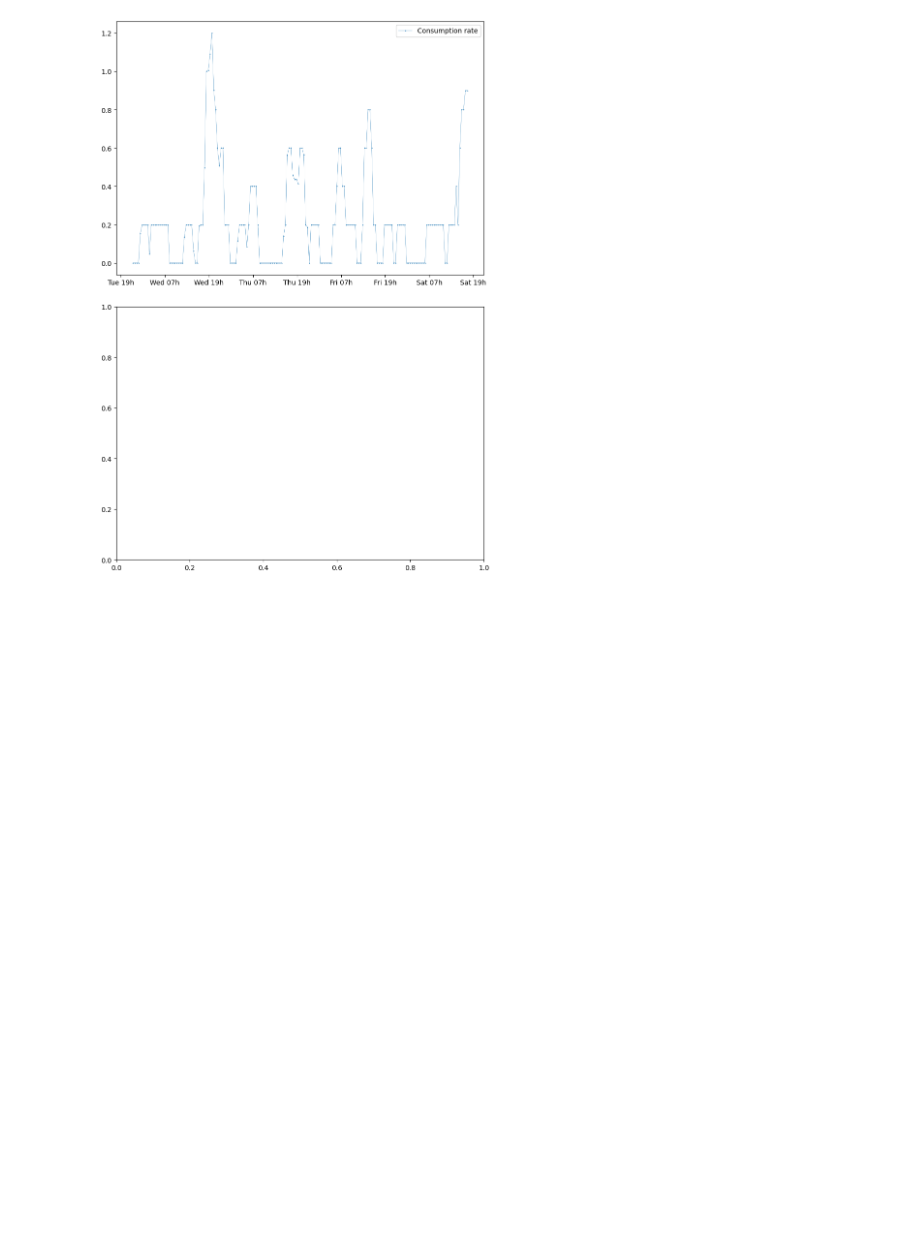
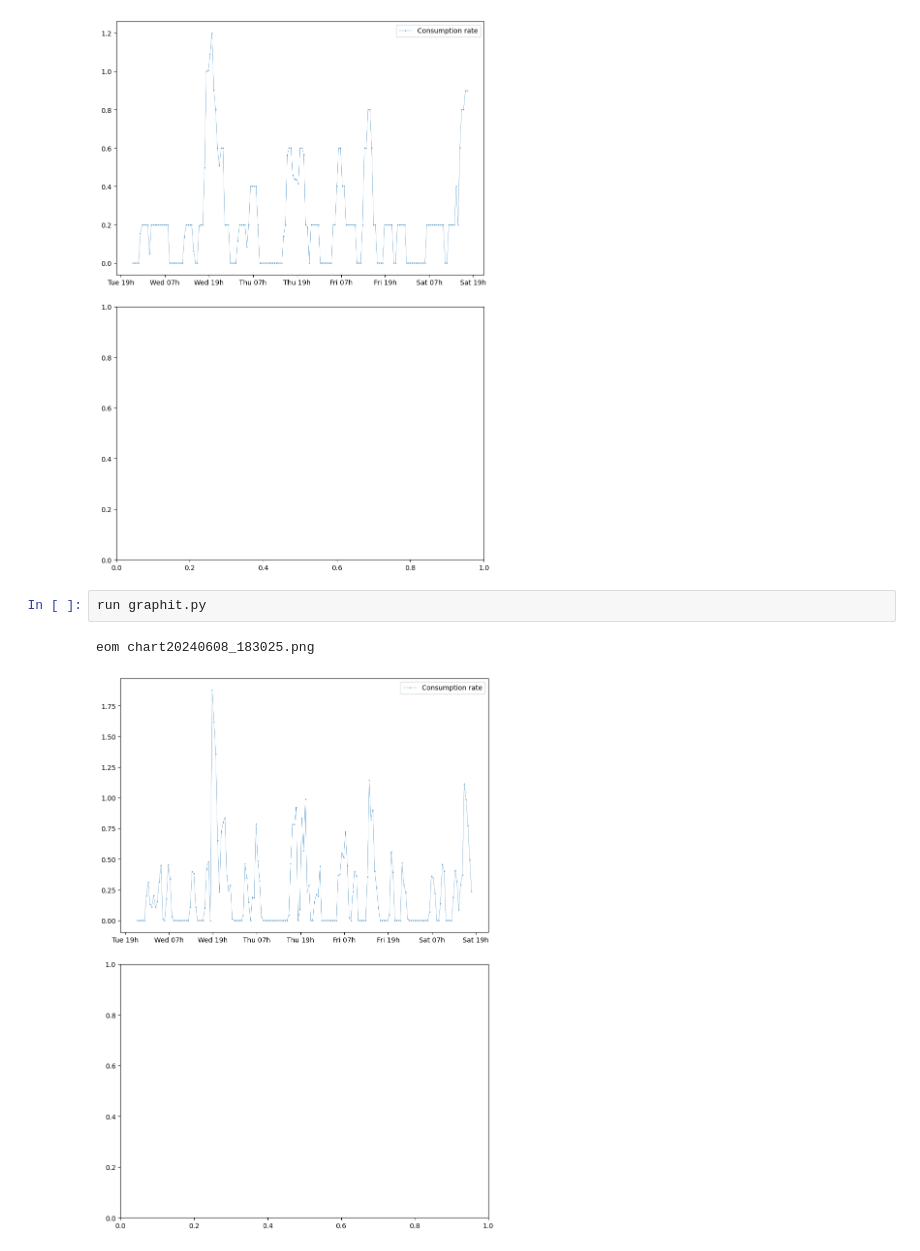
Before and after one commit to tomviolin/rtl433, a Jupyter notebook: Untitled1.ipynb, the cells around one changed output. Saved outputs shown, nothing was run; the diff lists cells and outputs as text; blank space fills up the shorter version.

```diff
--- a/Untitled1.ipynb
+++ b/Untitled1.ipynb
@@ -18,3 +23,8 @@ run graphit.py
 # %% [output]
 eom chart20240608_182704.png
 [figure]
+# %%
+run graphit.py
+# %% [output]
+eom chart20240608_183025.png
+[figure, added]
```
Also changed, not shown: parts of 2 cells of this notebook, 6 other files.
